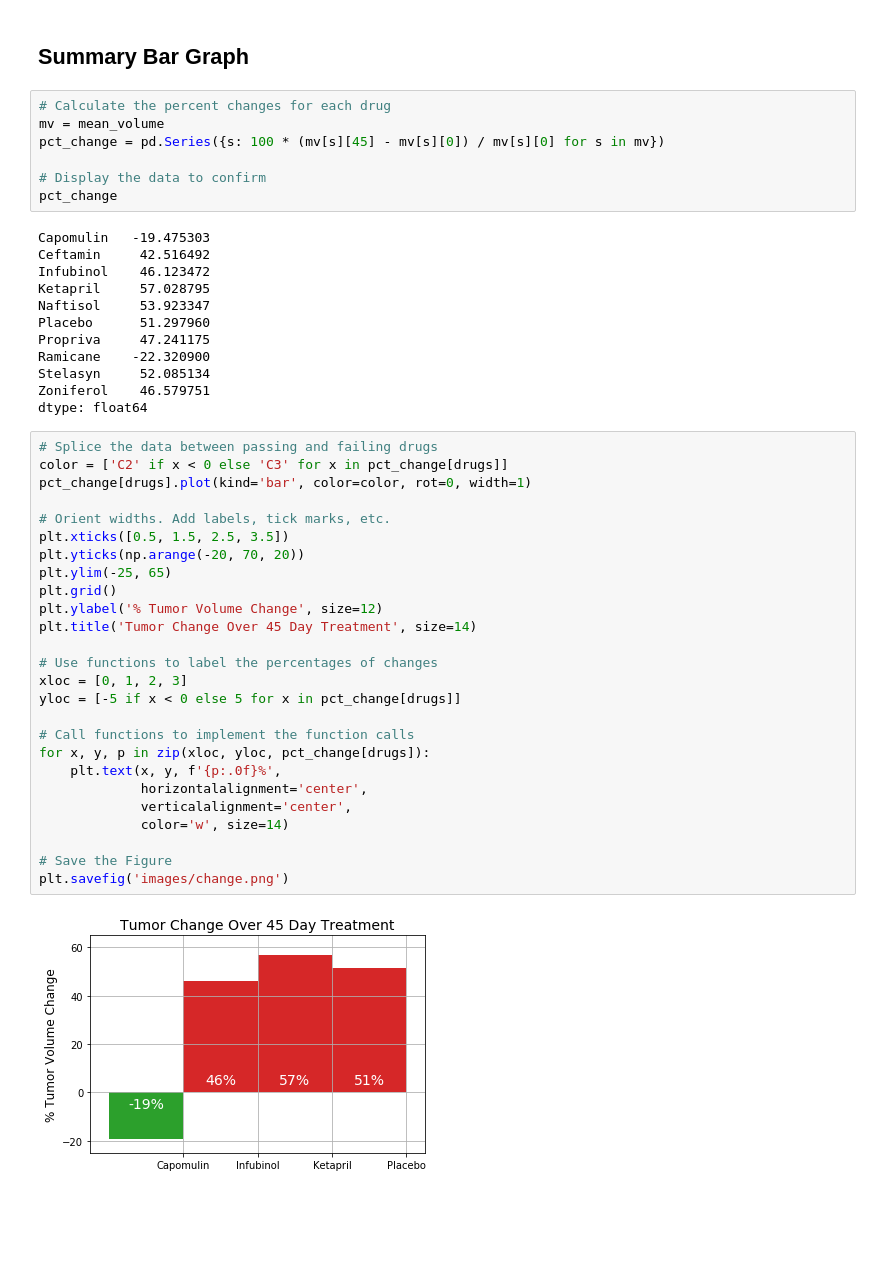
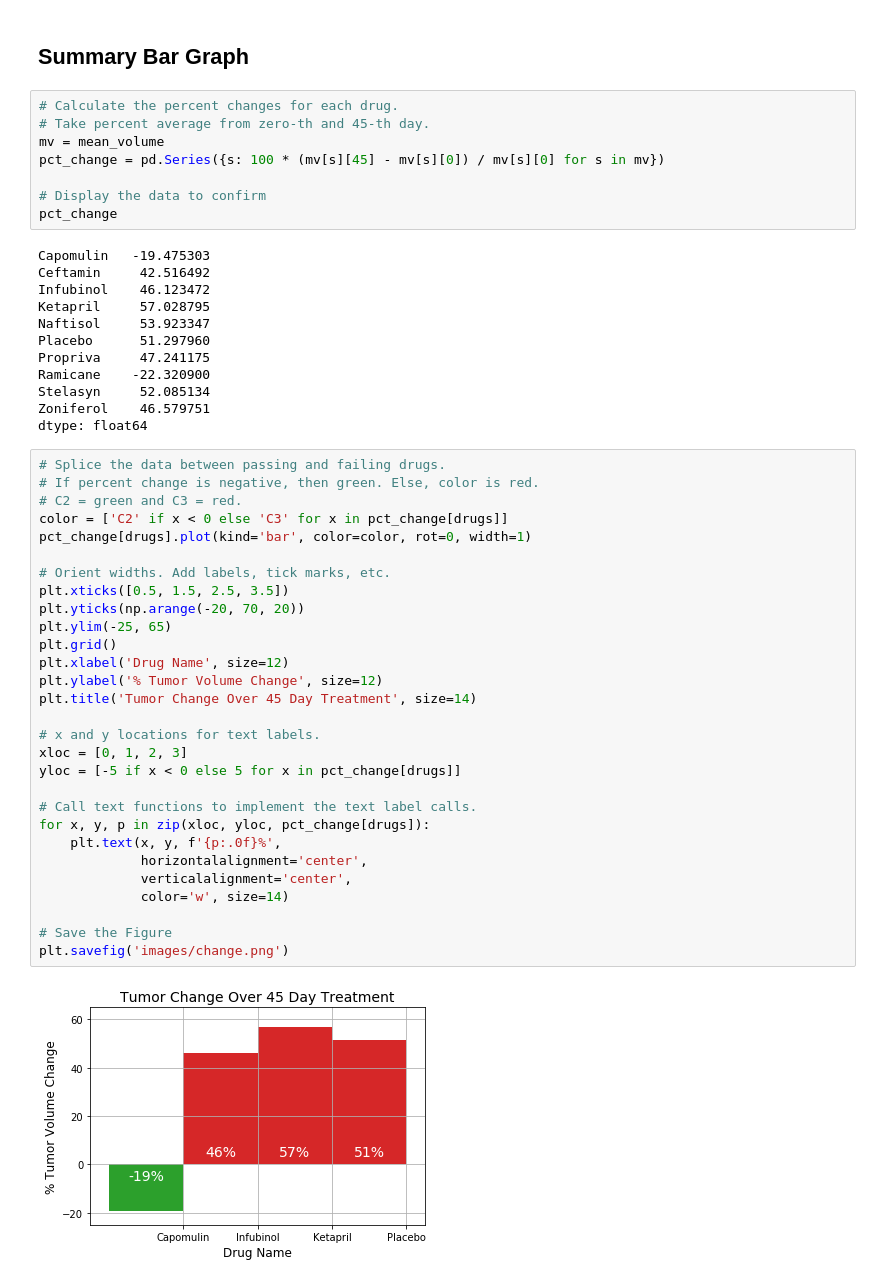
Before and after one commit to davidjaimes/anti-cancer-pharmaceutical-study, a Jupyter notebook: pymaceuticals.ipynb, the cells around one changed output. Drawn from its saved outputs; the diff is of its cells as text; blank space fills up the shorter version.

```diff
--- a/pymaceuticals.ipynb
+++ b/pymaceuticals.ipynb
@@ -225,7 +223,8 @@ plt.savefig('images/survival.png')
 # %% [markdown]
 ## Summary Bar Graph
 # %%
-# Calculate the percent changes for each drug
+# Calculate the percent changes for each drug.
+# Take percent average from zero-th and 45-th day.
 mv = mean_volume
 pct_change = pd.Series({s: 100 * (mv[s][45] - mv[s][0]) / mv[s][0] for s in mv})
 
@@ -244,30 +243,33 @@ Stelasyn     52.085134
 Zoniferol    46.579751
 dtype: float64
 # %%
-# Splice the data between passing and failing drugs
+# Splice the data between passing and failing drugs.
+# If percent change is negative, then green. Else, color is red.
+# C2 = green and C3 = red.
 color = ['C2' if x < 0 else 'C3' for x in pct_change[drugs]]
 pct_change[drugs].plot(kind='bar', color=color, rot=0, width=1)
 
 # Orient widths. Add labels, tick marks, etc.
 plt.xticks([0.5, 1.5, 2.5, 3.5])
 plt.yticks(np.arange(-20, 70, 20))
 plt.ylim(-25, 65)
 plt.grid()
+plt.xlabel('Drug Name', size=12)
 plt.ylabel('% Tumor Volume Change', size=12)
 plt.title('Tumor Change Over 45 Day Treatment', size=14)
 
-# Use functions to label the percentages of changes
+# x and y locations for text labels.
 xloc = [0, 1, 2, 3]
 yloc = [-5 if x < 0 else 5 for x in pct_change[drugs]]
 
-# Call functions to implement the function calls
+# Call text functions to implement the text label calls.
 for x, y, p in zip(xloc, yloc, pct_change[drugs]):
     plt.text(x, y, f'{p:.0f}%',
              horizontalalignment='center',
              verticalalignment='center',
              color='w', size=14)
 
 # Save the Figure
 plt.savefig('images/change.png')
 # %% [output]
-[figure, old version]
+[figure, new version]
```
Also changed, not shown: parts of 6 cells of this notebook, 1 other file.
